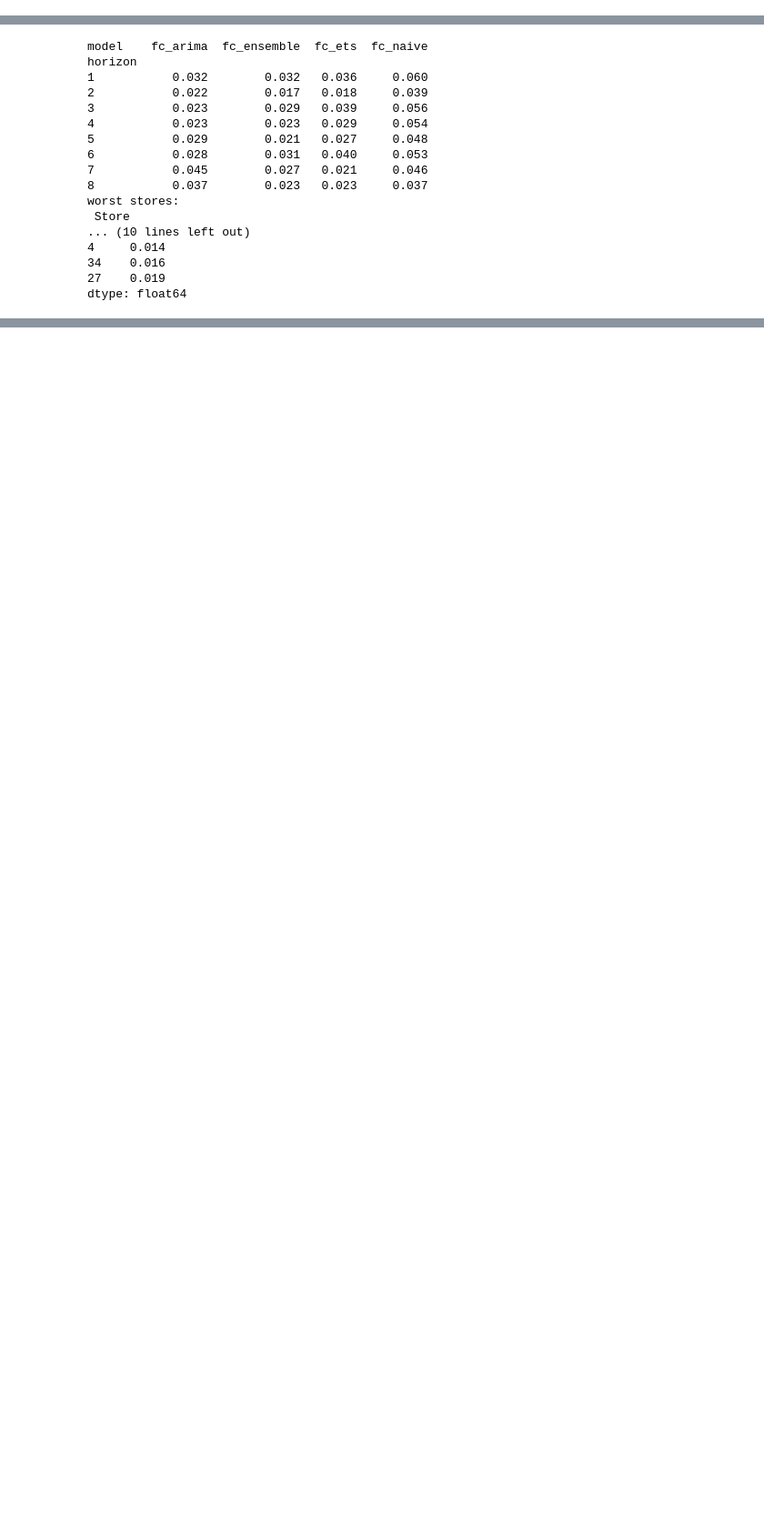
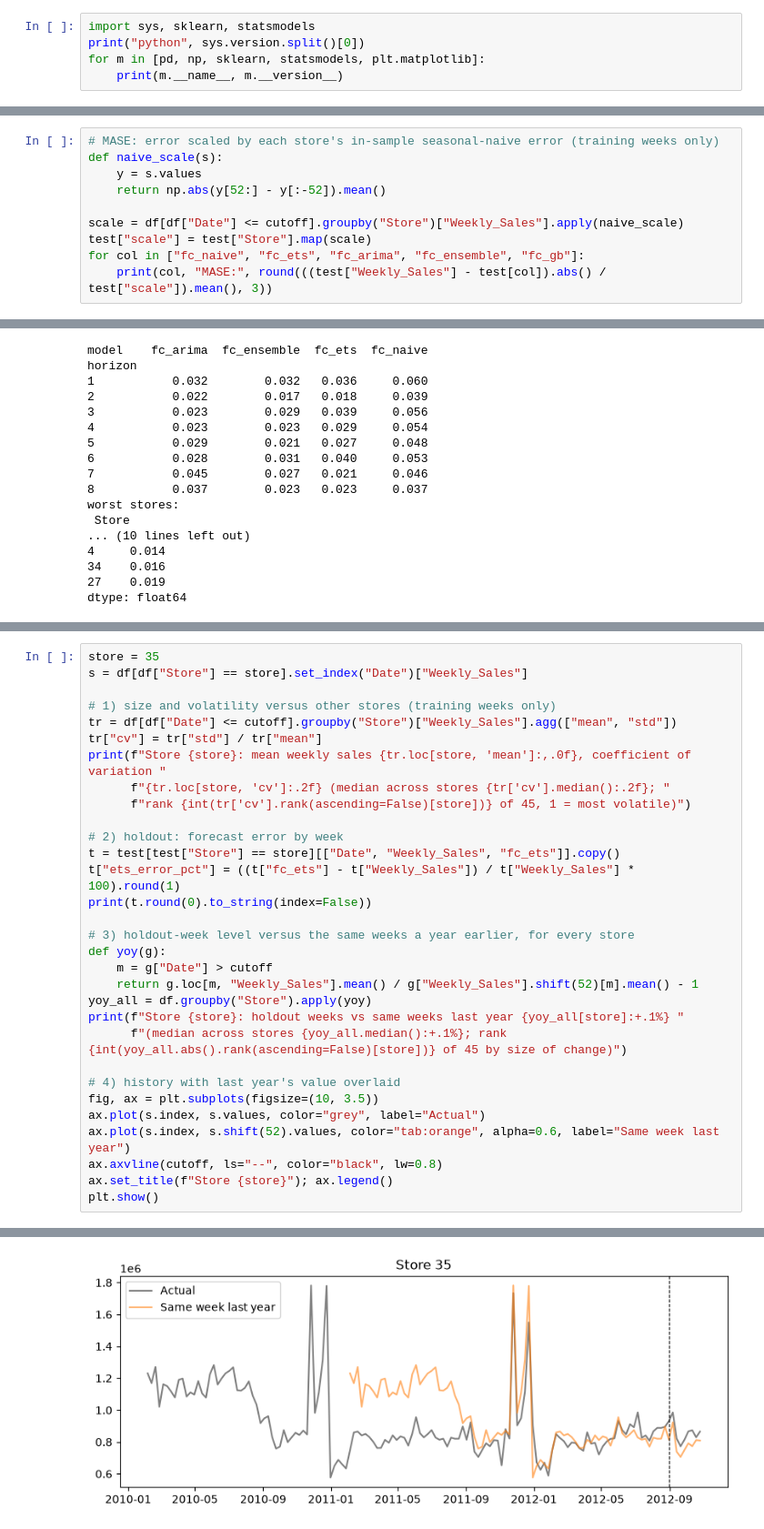
Before and after one commit to agnandini0711/walmart-sales-forecasting, a Jupyter notebook: walmart_sales.ipynb, the cells around one changed output, grey strips where cells are left out. Shown at 91% size. Drawn from its saved outputs; the diff is of its cells as text; blank space fills up the shorter version.

```diff
--- a/walmart_sales.ipynb
+++ b/walmart_sales.ipynb
@@ -24,0 +41,5 @@ print(df.isna().sum().sum(), "missing values")
+# %%
+import sys, sklearn, statsmodels
+print("python", sys.version.split()[0])
+for m in [pd, np, sklearn, statsmodels, plt.matplotlib]:
+    print(m.__name__, m.__version__)
@@ -240,0 +466,10 @@ fc_ensemble 0.026 -0.008
+# %%
+# MASE: error scaled by each store's in-sample seasonal-naive error (training weeks only)
+def naive_scale(s):
+    y = s.values
+    return np.abs(y[52:] - y[:-52]).mean()
+
+scale = df[df["Date"] <= cutoff].groupby("Store")["Weekly_Sales"].apply(naive_scale)
+test["scale"] = test["Store"].map(scale)
+for col in ["fc_naive", "fc_ets", "fc_arima", "fc_ensemble", "fc_gb"]:
+    print(col, "MASE:", round(((test["Weekly_Sales"] - test[col]).abs() / test["scale"]).mean(), 3))
@@ -288,0 +580,32 @@ dtype: float64
+# %%
+store = 35
+s = df[df["Store"] == store].set_index("Date")["Weekly_Sales"]
+
+# 1) size and volatility versus other stores (training weeks only)
+tr = df[df["Date"] <= cutoff].groupby("Store")["Weekly_Sales"].agg(["mean", "std"])
+tr["cv"] = tr["std"] / tr["mean"]
+print(f"Store {store}: mean weekly sales {tr.loc[store, 'mean']:,.0f}, coefficient of variation "
+      f"{tr.loc[store, 'cv']:.2f} (median across stores {tr['cv'].median():.2f}; "
+      f"rank {int(tr['cv'].rank(ascending=False)[store])} of 45, 1 = most volatile)")
+
+# 2) holdout: forecast error by week
+t = test[test["Store"] == store][["Date", "Weekly_Sales", "fc_ets"]].copy()
+t["ets_error_pct"] = ((t["fc_ets"] - t["Weekly_Sales"]) / t["Weekly_Sales"] * 100).round(1)
+print(t.round(0).to_string(index=False))
+
+# 3) holdout-week level versus the same weeks a year earlier, for every store
+def yoy(g):
+    m = g["Date"] > cutoff
+    return g.loc[m, "Weekly_Sales"].mean() / g["Weekly_Sales"].shift(52)[m].mean() - 1
+yoy_all = df.groupby("Store").apply(yoy)
+print(f"Store {store}: holdout weeks vs same weeks last year {yoy_all[store]:+.1%} "
+      f"(median across stores {yoy_all.median():+.1%}; rank {int(yoy_all.abs().rank(ascending=False)[store])} of 45 by size of change)")
+
+# 4) history with last year's value overlaid
+fig, ax = plt.subplots(figsize=(10, 3.5))
+ax.plot(s.index, s.values, color="grey", label="Actual")
+ax.plot(s.index, s.shift(52).values, color="tab:orange", alpha=0.6, label="Same week last year")
+ax.axvline(cutoff, ls="--", color="black", lw=0.8)
+ax.set_title(f"Store {store}"); ax.legend()
+plt.show()
+# %% [output]
@@ -288,0 +623 @@ dtype: float64
+[figure, added]
```
Also changed, not shown: parts of 34 cells of this notebook, 1 other file.
